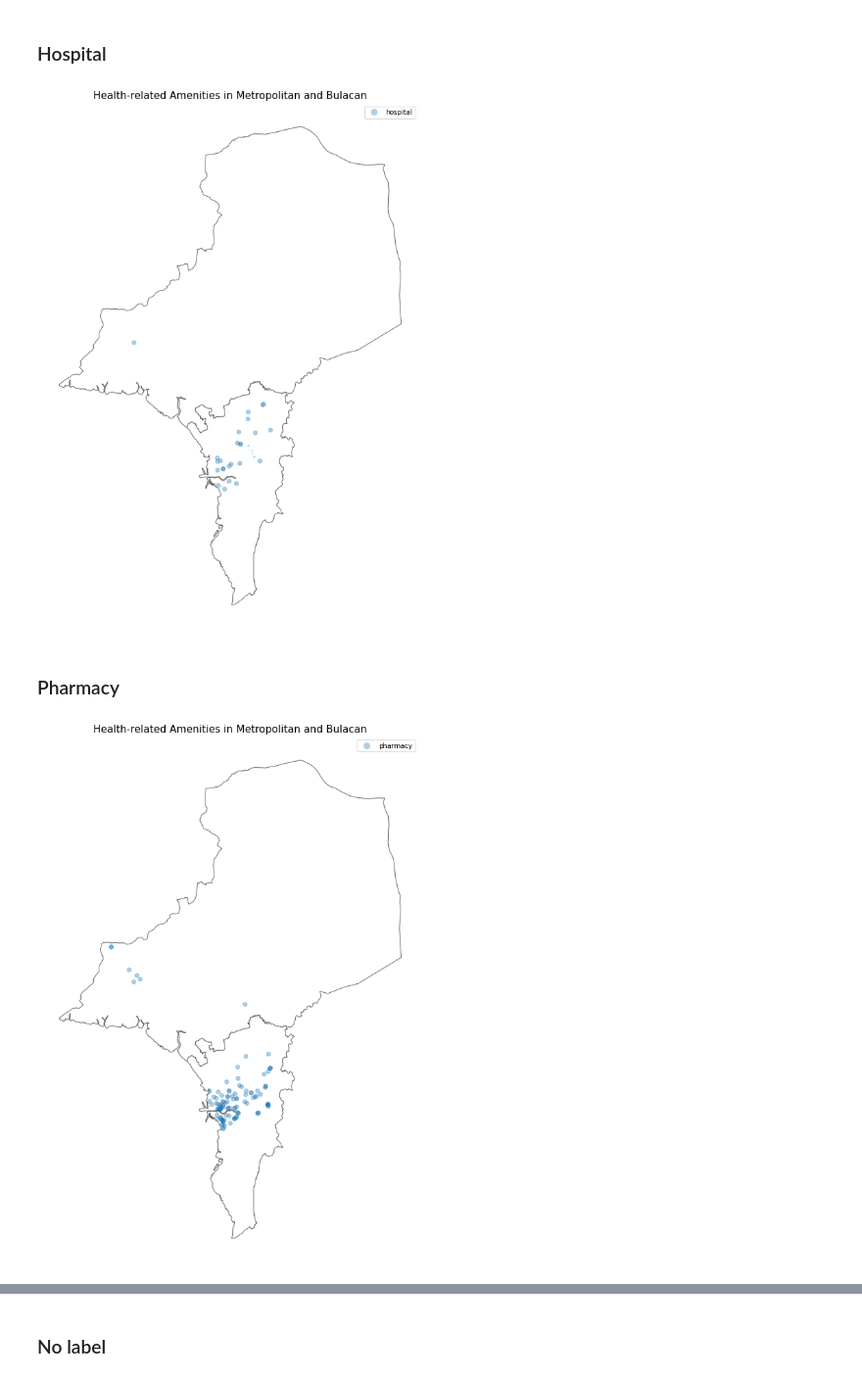
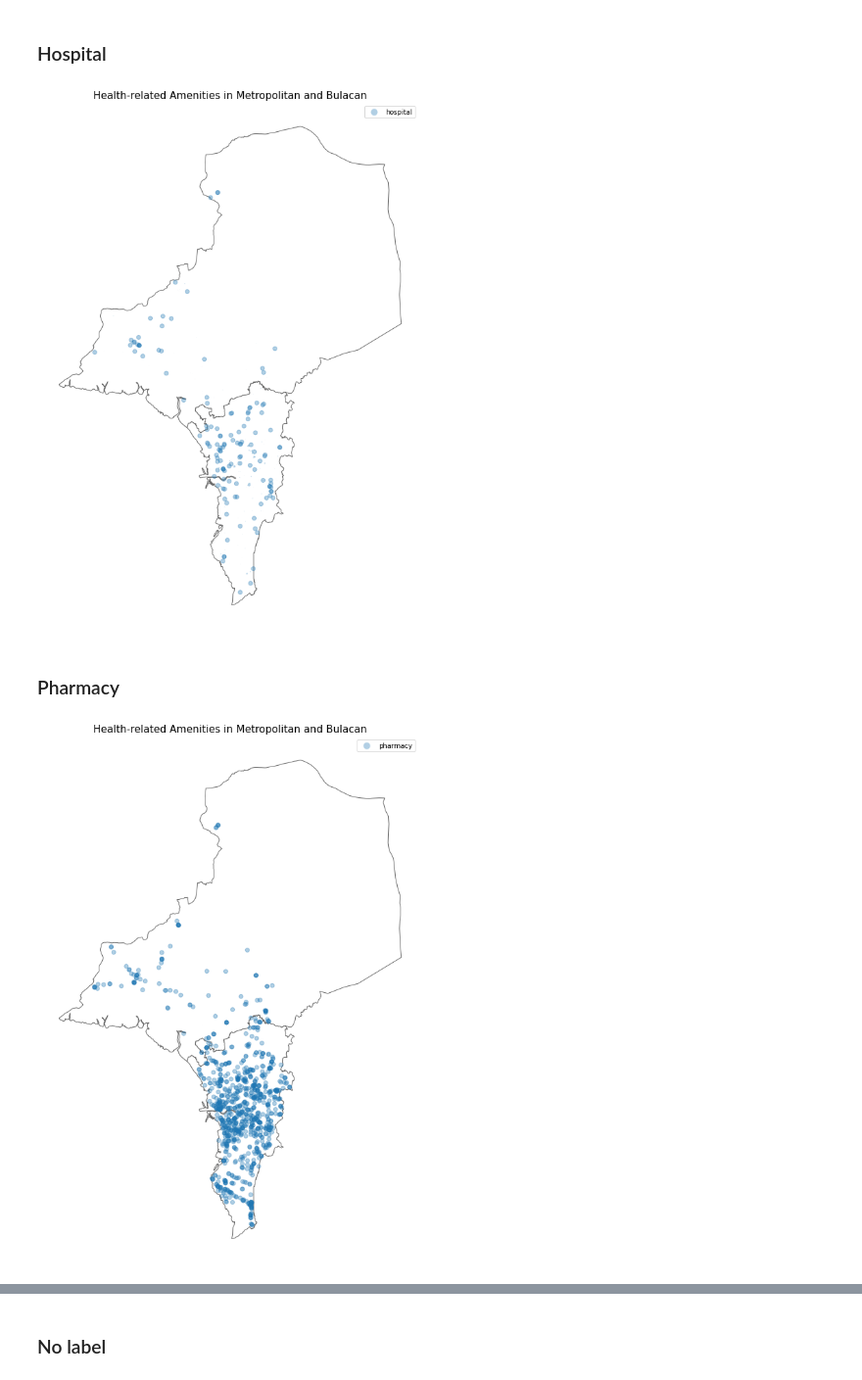
Before and after one commit to howardg123/Geospatial-Exercise, a Jupyter notebook: Geospatial notebook.ipynb, the cells around one changed output, grey strips where cells are left out. Shown at 98% size. Drawn from its saved outputs; the diff is of its cells as text; code cells hidden in the pictures.

```diff
--- a/Geospatial notebook.ipynb
+++ b/Geospatial notebook.ipynb
@@ -79,3 +81,5 @@ Provinces are Metropolitan Manila and Bulacan. Cities are Manila, Quezon City, C
+# %%
+joined_healthsite = gpd.sjoin(healthsites, ph, op="within")
 # %% [markdown]
 ### All amenities
 # %%
@@ -135,7 +152,7 @@ ax.axis('off');
 ### Hospital
 # %%
 mm = ph[(ph.NAME_1=="Metropolitan Manila") | (ph.NAME_1=="Bulacan")]
-provinces = healthsites[((healthsites.addr_city=='Manila') | (healthsites.addr_city=='Quezon City') | (healthsites.addr_city == 'Calumpit') | (healthsites.addr_city == 'San Jose del Monte') | (healthsites.addr_city == 'Malolos')) & (healthsites.amenity == 'hospital')]
+provinces = joined_healthsite[((joined_healthsite['NAME_1'] == 'Bulacan') | (joined_healthsite['NAME_1'] == 'Metropolitan Manila')) & (joined_healthsite.amenity == 'hospital')]
 fig = plt.figure(figsize=(10, 20))
 ax = fig.add_subplot(111)
 mm.plot(ax=ax, color='white', edgecolor='dimgray')
@@ -143,17 +160,17 @@ provinces.plot(ax=ax, column="amenity", alpha=0.35, legend=True)
 ax.set_title('Health-related Amenities in Metropolitan and Bulacan', fontsize=15)
 ax.axis('off');
 # %% [output]
-[figure, old version]
+[figure, new version]
 # %% [markdown]
 ### Pharmacy
 # %%
 mm = ph[(ph.NAME_1=="Metropolitan Manila") | (ph.NAME_1=="Bulacan")]
-provinces = healthsites[((healthsites.addr_city=='Manila') | (healthsites.addr_city=='Quezon City') | (healthsites.addr_city == 'Calumpit') | (healthsites.addr_city == 'San Jose del Monte') | (healthsites.addr_city == 'Malolos')) & (healthsites.amenity == 'pharmacy')]
+provinces = joined_healthsite[((joined_healthsite['NAME_1'] == 'Bulacan') | (joined_healthsite['NAME_1'] == 'Metropolitan Manila')) & (joined_healthsite.amenity == 'pharmacy')]
 fig = plt.figure(figsize=(10, 20))
 ax = fig.add_subplot(111)
 mm.plot(ax=ax, color='white', edgecolor='dimgray')
 provinces.plot(ax=ax, column="amenity", alpha=0.35, legend=True)
 ax.set_title('Health-related Amenities in Metropolitan and Bulacan', fontsize=15)
 ax.axis('off');
 # %% [output]
-[figure, old version]
+[figure, new version]
```
Also changed, not shown: parts of 10 cells of this notebook, 1 other file.
